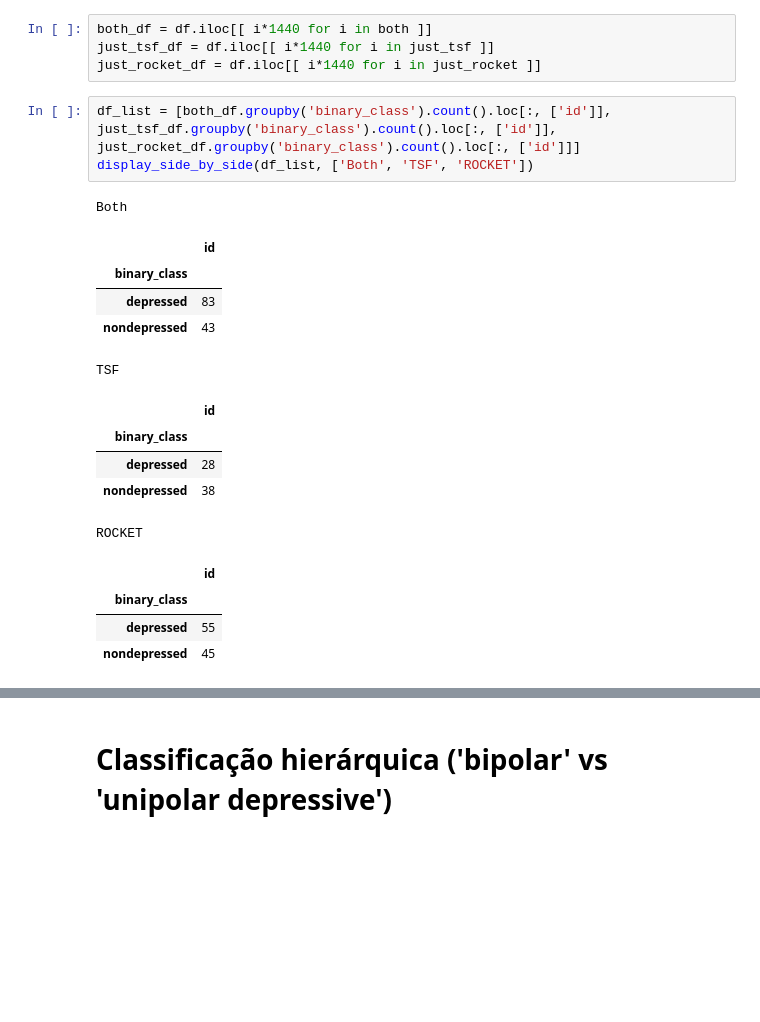
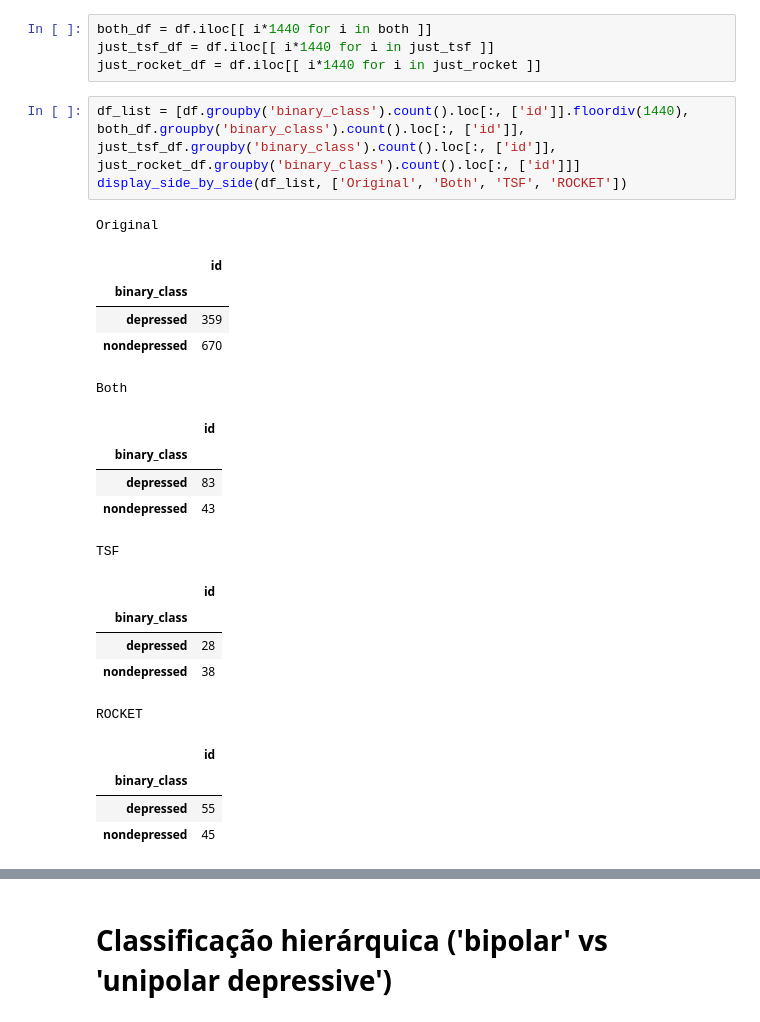
Before and after one commit to GuiFigueired0/Trabalho-Final---INF420, a Jupyter notebook: Classification.ipynb, the cells around one changed output, grey strips where cells are left out. Drawn from its saved outputs; the diff is of its cells as text; blank space fills up the shorter version.

Commit message:
Printing tables with results

```diff
--- a/Classification.ipynb
+++ b/Classification.ipynb
@@ -231,21 +227,26 @@ both_df = df.iloc[[ i*1440 for i in both ]]
 just_tsf_df = df.iloc[[ i*1440 for i in just_tsf ]]
 just_rocket_df = df.iloc[[ i*1440 for i in just_rocket ]]
 # %%
-df_list = [both_df.groupby('binary_class').count().loc[:, ['id']], just_tsf_df.groupby('binary_class').count().loc[:, ['id']], just_rocket_df.groupby('binary_class').count().loc[:, ['id']]]
-display_side_by_side(df_list, ['Both', 'TSF', 'ROCKET'])
+df_list = [df.groupby('binary_class').count().loc[:, ['id']].floordiv(1440), both_df.groupby('binary_class').count().loc[:, ['id']], just_tsf_df.groupby('binary_class').count().loc[:, ['id']], just_rocket_df.groupby('binary_class').count().loc[:, ['id']]]
+display_side_by_side(df_list, ['Original', 'Both', 'TSF', 'ROCKET'])
 # %% [output]
-Both
+Original
 |  | id |
 | binary_class |  |
-| depressed | 83 |
-| nondepressed | 43 |
+| depressed | 359 |
+| nondepressed | 670 |
-TSF
+Both
 |  | id |
 | binary_class |  |
-| depressed | 28 |
-| nondepressed | 38 |
+| depressed | 83 |
+| nondepressed | 43 |
-ROCKET
+TSF
 |  | id |
 | binary_class |  |
-| depressed | 55 |
-| nondepressed | 45 |
+| depressed | 28 |
+| nondepressed | 38 |
+ROCKET
+|  | id |
+| binary_class |  |
+| depressed | 55 |
+| nondepressed | 45 |
```
Also changed, not shown: parts of 6 cells of this notebook.
